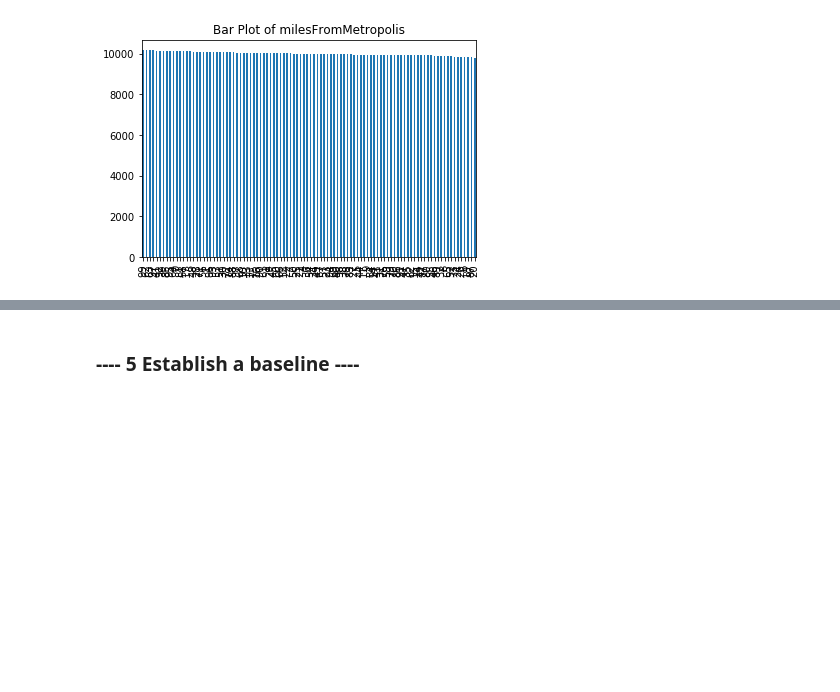
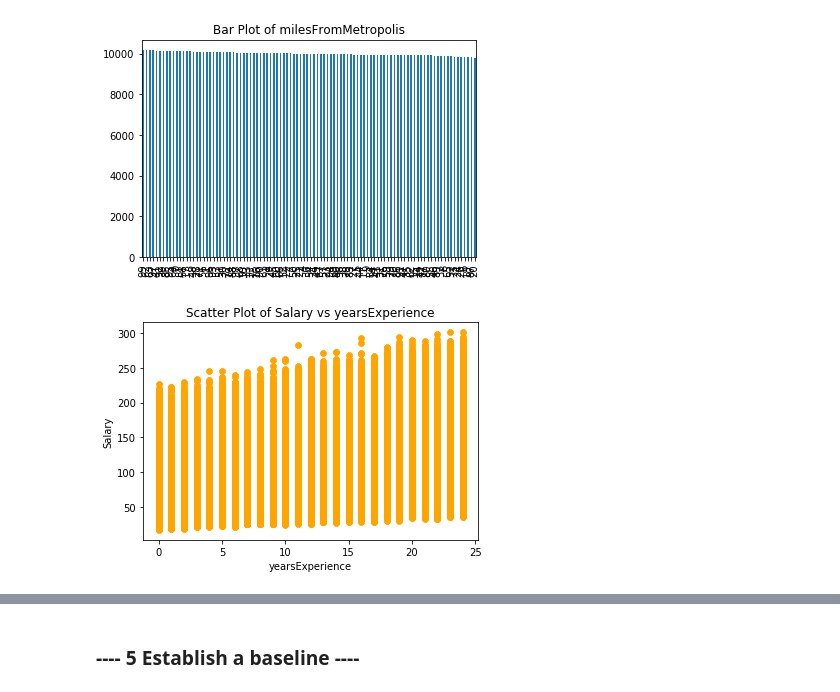
Before and after one commit to cdean4/salary-prediction-portfolio, a Jupyter notebook: SalaryProject.ipynb, the cells around one changed output, grey strips where cells are left out. Drawn from its saved outputs; the diff is of its cells as text; code cells hidden in the pictures; blank space fills up the shorter version.

Commit message:
Check for correlation between salary and feature variables

```diff
--- a/SalaryProject.ipynb
+++ b/SalaryProject.ipynb
@@ -361,3 +362,15 @@ data_train.milesFromMetropolis.value_counts().plot(kind='bar', title='Bar Plot o
 # %% [output]
 <matplotlib.axes._subplots.AxesSubplot at 0x...>
 [figure]
+# %%
+# Plot salary vs yearsExperience and visually check for any correlation
+x1 = data_train.yearsExperience
+y = data_train.salary
+
+plt.scatter(x1,y, marker='8', color = 'orange')
+plt.title("Scatter Plot of Salary vs yearsExperience")
+plt.xlabel("yearsExperience")
+plt.ylabel("Salary")
+plt.show()
+# %% [output]
+[figure, added]
```
Also changed, not shown: parts of 10 cells of this notebook.
